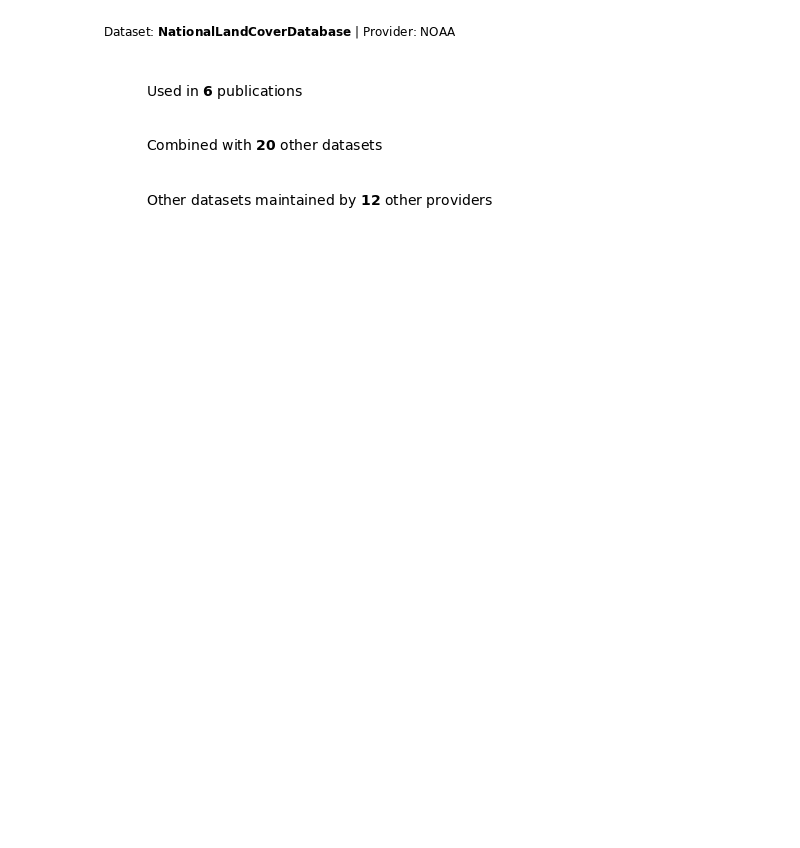
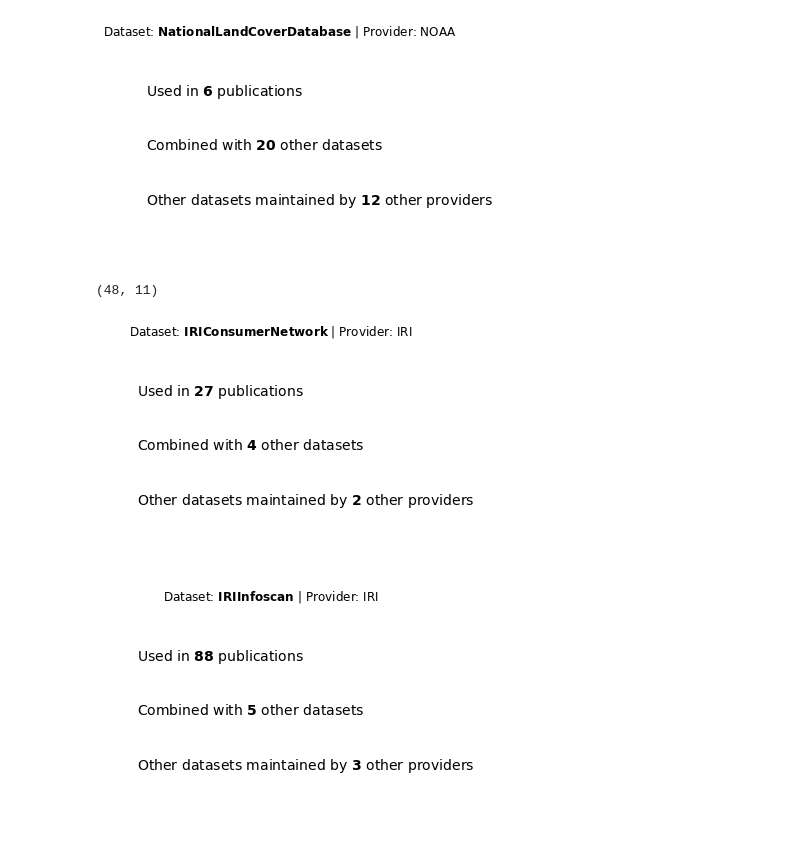
Before and after one commit to Coleridge-Initiative/rc-ml-corpus, a Jupyter notebook: rc_metrics/RC_metrics_draft.ipynb, the cells around one changed output. Saved outputs shown, nothing was run; the diff lists cells and outputs as text; code cells hidden in the pictures; blank space fills up the shorter version.

Commit message:
updated code for draft metrics and info for possible dataset badge

```diff
--- a/rc_metrics/RC_metrics_draft.ipynb
+++ b/rc_metrics/RC_metrics_draft.ipynb
@@ -195,6 +207,8 @@ NumSameProv = [] # number of datasets joined to this dataset owned by same provi
 NumOtherProv = [] # number of datasets joined to this dataset owned by a different provider
 UniqueOtherProv = [] # unique count of other providers
 
+dataset_links = []
+
 for d in net.data.keys(): #data_list:
     # gather  info from 'recommender'; it sorts the publications based on Eigenvector calc of 'rank'
     uuid, title, rank, url, provider, publ_list = net.reco_data(net.data[d])
@@ -202,22 +216,44 @@ for d in net.data.keys(): #data_list:
     DataName.append(title)
     DataRank.append(rank)
     DataURL.append(url)
-    DataProv.append(provider[1]) # grab name for now; 2nd element of "provider"
+    DataProv.append(provider[1]) # grab name; 2nd element of "provider"
     TotPubCount.append(len(publ_list))
     # collect datasets linked to publications for current dataset
     co_data = []
+    pub_dois = []
+    pub_titles = []
+    pub_rcids = []
     for p_id, _title, _rank in publ_list:
         d_list = net.publ[net.id_list[p_id]].view['datasets'].copy()
         d_list.remove(uuid) # don't include current dataset
         co_data = co_data + d_list # ** LIST OF DATASETS; use to eg calculate data provider co-occurence
+        p_doi = net.publ[net.id_list[p_id]].view['doi']
+        pub_dois = pub_dois + [p_doi for e in d_list] # make list of DOIs same as number of linked datasets
+        p_rcid = net.publ[net.id_list[p_id]].view['id']
+        pub_rcids = pub_rcids + [p_rcid for e in d_list]
+        pub_titles = pub_titles + [_title for e in d_list]
     CombinedData.append(len(co_data))
     UniqueCombData.append(len(set(co_data)))
+
     # summarize datasets by this provider vs other providers
     co_prov = [net.prov[net.data[co].view['provider']].view['id'] for co in co_data]
     NumSameProv.append(len([p for p in co_prov if p==net.data[d].view['provider']]))
     other_provs = [p for p in co_prov if p!=net.data[d].view['provider']]
     NumOtherProv.append(len(other_provs))
     UniqueOtherProv.append(len(set(other_provs)))
+
+    co_titles = [net.data[co].view['title'] for co in co_data]
+    co_prov_names = [net.prov[net.data[co].view['provider']].view['title'] for co in co_data]
+
+    d_uuids = [d for co in co_data]
+    titles = [title for co in co_data]
+    providers = [provider[1] for co in co_data]
+
+    dls = pd.DataFrame({'DataRCID': d_uuids, 'DataRCName': titles, 'DataRCProv': providers,
+                        'LinkedDataRCID': co_data, 'LinkedDataRCNames': co_titles,
+                        'LinkedDataRCProviders': co_prov_names, 'PubDOI': pub_dois,
+                       'PubRCID': pub_rcids, 'PubTitle': pub_titles})
+    dataset_links.append(dls)
 # %%
 # save metrics to dataframe to explore
 df = pd.DataFrame({'RC_uuid': DataID, 'Dataset_Name': DataName,
@@ -327,3 +395,26 @@ ax.text(.1, .25, r'Other datasets maintained by $\bf{}$ other providers'.format(
 ax.axis('off');
 # %% [output]
 [figure]
+# %%
+# function to generate rough draft 'badge'
+
+# TO DO: add list of top datasets
+
+def gen_badge(data_name, data_prov, num_pubs, num_other_data, num_other_prov):
+    fig, ax = plt.subplots(figsize=(6,4))
+    ax.set_title(r'Dataset: $\bf{}$ | Provider: {}'.format(data_name, data_prov))
+    ax.text(.1, .75, r'Used in $\bf{}$ publications'.format(num_pubs), fontsize=14)
+    ax.text(.1, .5, r'Combined with $\bf{}$ other datasets'.format(num_other_data), fontsize=14)
+    ax.text(.1, .25, r'Other datasets maintained by $\bf{}$ other providers'.format(num_other_prov), fontsize=14)
+    ax.axis('off')
+    plt.show();
+# %%
+df[df['RC_Provider']=='NOAA'].shape
+# %% [output]
+(48, 11)
+# %%
+for idx, row in df[df['RC_Provider']=='IRI'].iterrows():
+    gen_badge(row['Dataset_Name'], row['RC_Provider'], row['total_pubs'], row['num_unique_data_join'], row['num_unique_diff_prov'])
+# %% [output]
+[figure, added]
+[figure, added]
```
Also changed, not shown: parts of 34 cells of this notebook, 1 other file.
